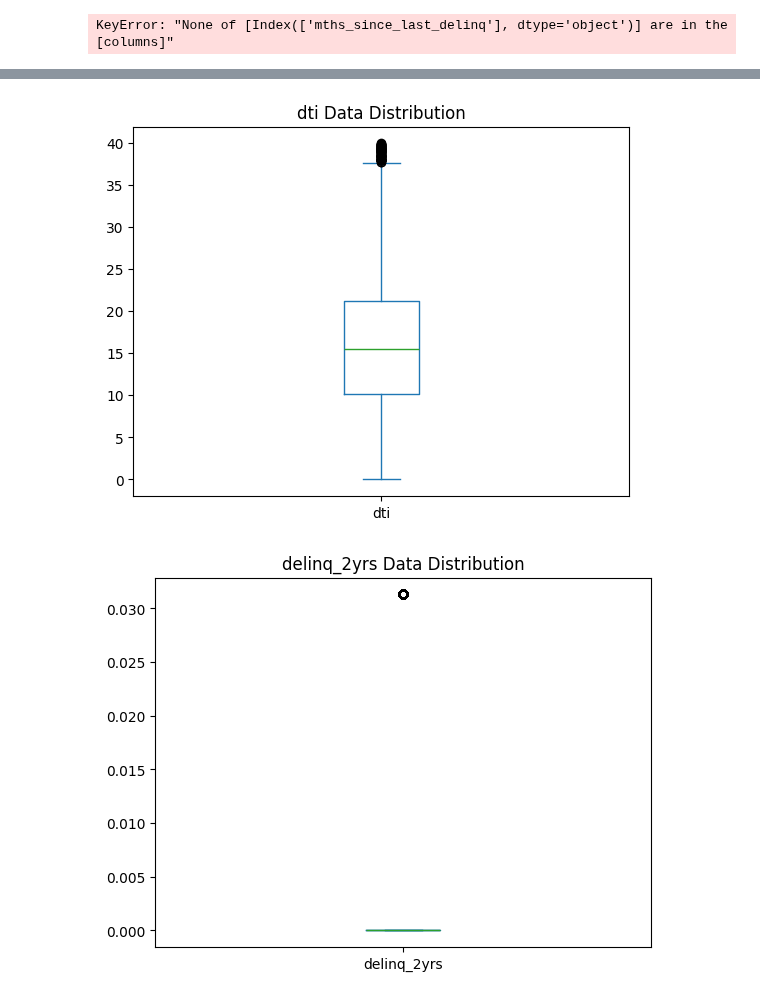
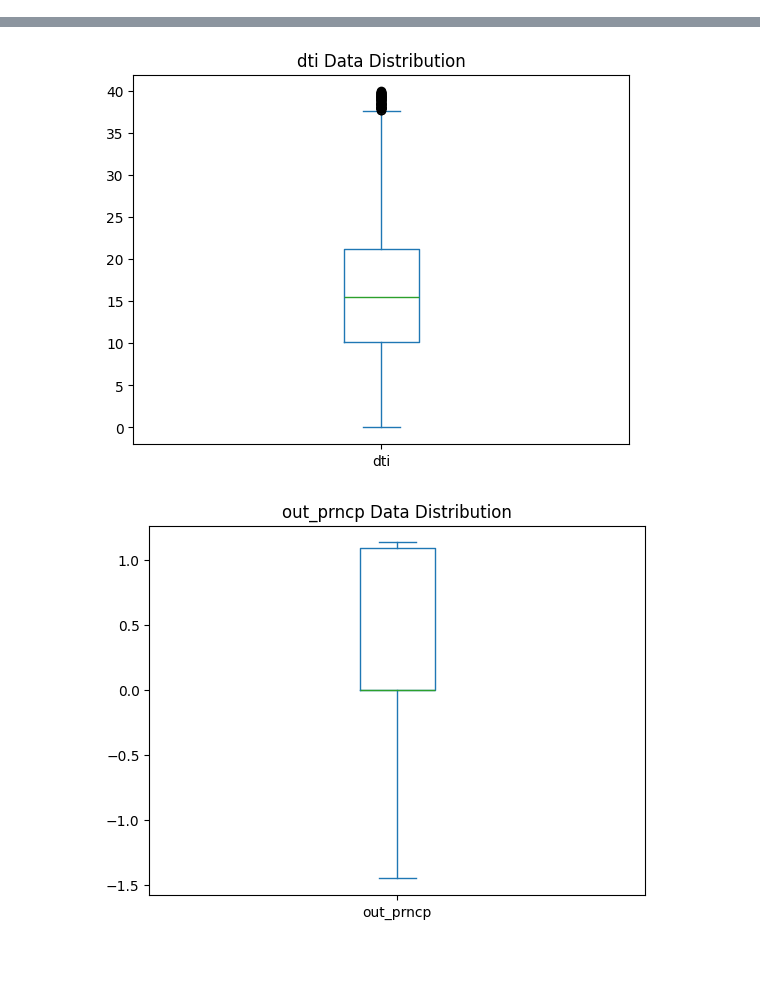
Before and after one commit to lhytsang/exploratory-data-analysis---customer-loans-in-finance103, a Jupyter notebook: db_utils.ipynb, the cells around one changed output, grey strips where cells are left out. Drawn from its saved outputs; the diff is of its cells as text; code cells hidden in the pictures; blank space fills up the shorter version.

Commit message:
Create list of columns from dataframe that consist of continuous data and producing boxplots for each of the columns.

```diff
--- a/db_utils.ipynb
+++ b/db_utils.ipynb
@@ -93,35 +93,36 @@ boxcox_skew = df_transform.boxcox_transform(boxcox_skew)
 
 log_skew = log_skewed_data.skew()
 yeo_skew = yeojohnson_skew.skew()
 box_skew = boxcox_skew.skew()
 
 for column in skewed_data.columns:
     if column in boxcox_skew.columns:
         if (abs(box_skew[column]).all() < abs(log_skew[column])) & (abs(box_skew[column]).all() < abs(yeo_skew[column])) & (abs(box_skew[column]).all() < abs(df_skew[column])):
             unskewed_data[column] = nonskew_data[column] = boxcox_skew[column]
     else:
         if (abs(log_skew[column]) < abs(yeo_skew[column])) & (abs(log_skew[column]) < abs(df_skew[column])):
             unskewed_data[column] = nonskew_data[column] = log_skewed_data[column]
         elif (abs(yeo_skew[column]) < abs(log_skew[column])) & (abs(yeo_skew[column]) < abs(df_skew[column])):
             unskewed_data[column] = nonskew_data[column] = yeojohnson_skew[column]
         elif (abs(df_skew[column]).all() < abs(log_skew[column])) & (abs(df_skew[column]) < abs(yeo_skew[column])):
             pass
         else:
             unskewed_data[column] = nonskew_data[column] = yeojohnson_skew[column]
 
 df2_skew = unskewed_data.skew(axis= 0, numeric_only= True)
 
-
 # Finding and removing outliers in the data.
 
-for numeric_column in numeric_data:
-    df_plot.plot_boxplot(unskewed_data, numeric_column)
+continuous_data = ['loan_amount', 'funded_amount', 'funded_amount_inv', 'instalment', 'annual_inc', 'dti', 'out_prncp',
+'out_prncp_inv', 'total_payment', 'total_payment_inv', 'total_rec_prncp', 'total_rec_int', 'last_payment_amount']
+
+for continuous_cols in continuous_data:
+    df_plot.plot_boxplot(unskewed_data, continuous_cols)
 # %% [output]
-KeyError: "None of [Index(['mths_since_last_delinq'], dtype='object')] are in the [columns]"
 [figure]
 [figure]
 [figure]
 [figure]
 [figure]
 [figure]
-[figure, old version]
+[figure, new version]
```
Also changed, not shown: parts of 1 cell of this notebook.
